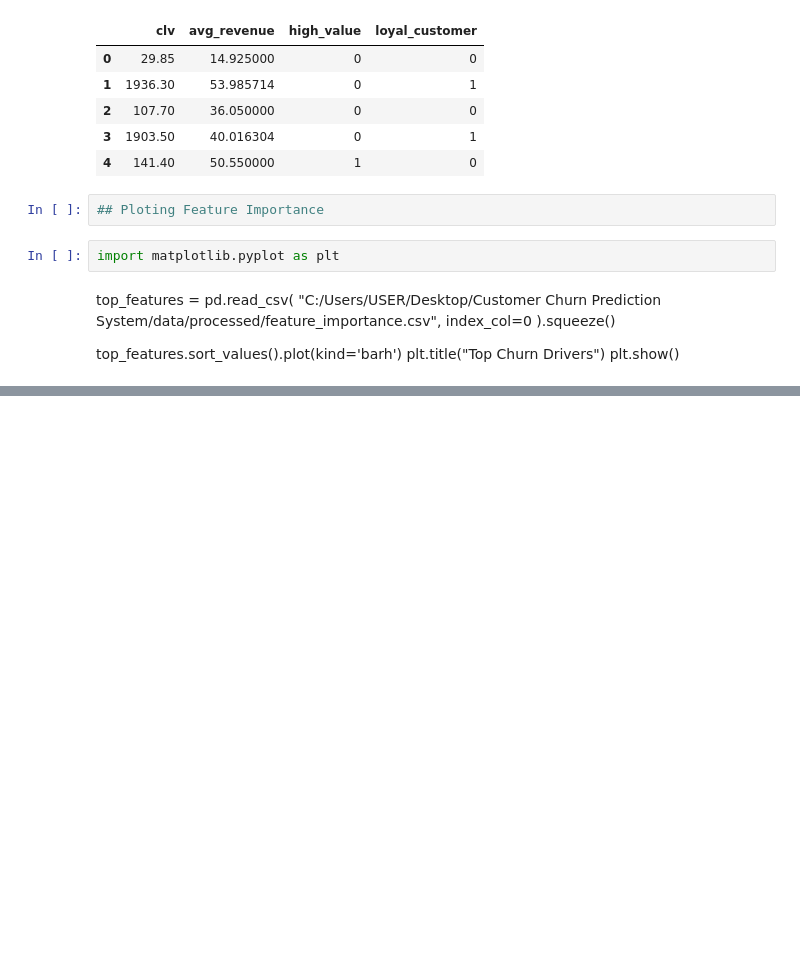
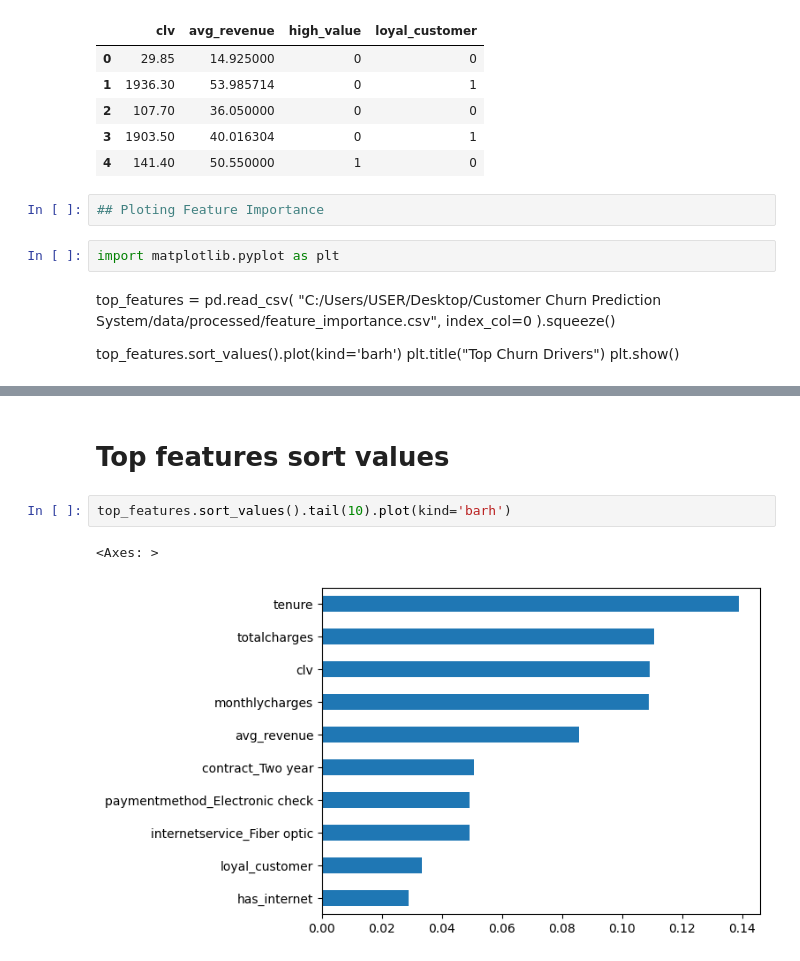
Before and after one commit to cwalton133/Customer-Churn-Prediction-System, a Jupyter notebook: notebooks/messy_data.ipynb, the cells around one changed output, grey strips where cells are left out. Drawn from its saved outputs; the diff is of its cells as text; blank space fills up the shorter version.

```diff
--- a/notebooks/messy_data.ipynb
+++ b/notebooks/messy_data.ipynb
@@ -113,0 +125,7 @@ plt.show()
+# %% [markdown]
+# Top features sort values
+# %%
+top_features.sort_values().tail(10).plot(kind='barh')
+# %% [output]
+<Axes: >
+[figure, added]
```
Also changed, not shown: parts of 5 cells of this notebook, 5 other files.
